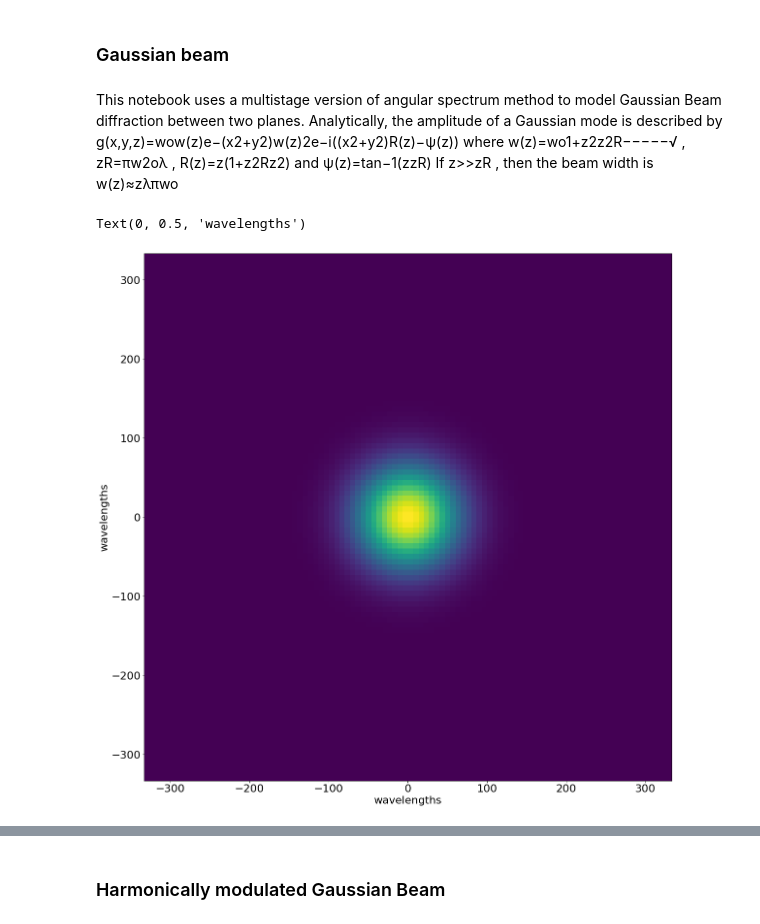
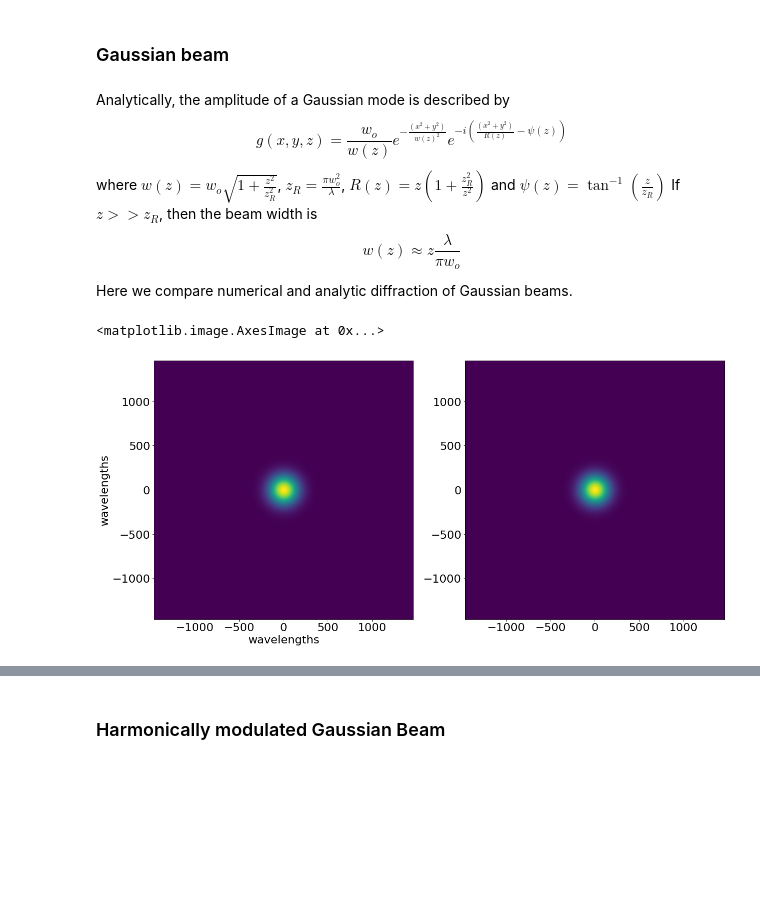
Before and after one commit to djbradyAtOpticalSciencesArizona/computationalImaging, a Jupyter notebook: waves/numericalDiffraction.ipynb, the cells around one changed output, grey strips where cells are left out. Drawn from its saved outputs; the diff is of its cells as text; code cells hidden in the pictures; blank space fills up the shorter version.

```diff
--- a/waves/numericalDiffraction.ipynb
+++ b/waves/numericalDiffraction.ipynb
@@ -51,12 +51,12 @@ def g(f,d,lam):
 # calculate the diffracted field for the 2d image f propagated a distance d with wavelength relative to the pixel pitch lam
 # d is in units of wavelengths, lam is the ratio of the wavelength to the sampling period. We assume lam<< 1
 #
-  zPad=np.int(np.abs(d)*lam)
+  zPad=np.int(np.abs(d)*lam/4)
   inF=np.zeros(np.add(f.shape,[zPad,zPad])).astype('complex128')
   inF[np.int(inF.shape[0]/2-f.shape[0]/2):np.int(inF.shape[0]/2+f.shape[0]/2),np.int(inF.shape[0]/2-f.shape[0]/2):np.int(inF.shape[0]/2+f.shape[0]/2)]=f
   urange=np.linspace(-lam/2,lam/2,inF.shape[0])
   u,v = np.meshgrid(urange,urange)
-  g=np.fft.ifft2(np.fft.fft2(inF)*np.fft.fftshift(np.exp(1j *2* np.pi *d*np.sqrt( 1 - u**2 - v**2))))
+  g=np.fft.ifft2(np.fft.fft2(inF)*np.fft.fftshift(np.exp(1j *2* np.pi *(d)*np.sqrt( 1 - u**2 - v**2))))
   return g
 # %% [markdown]
 ### rectancular object
@@ -77,20 +76,40 @@ Text(0, 0.5, 'wavelengths')
 # %% [markdown]
 ### Gaussian beam
 # %% [markdown]
-This notebook uses a multistage version of angular spectrum method to model Gaussian Beam diffraction between two planes. Analytically, the amplitude of a Gaussian mode is described by
-g(x,y,z)=wow(z)e−(x2+y2)w(z)2e−i((x2+y2)R(z)−ψ(z))
-where  w(z)=wo1+z2z2R−−−−−√ ,  zR=πw2oλ ,  R(z)=z(1+z2Rz2)  and  ψ(z)=tan−1(zzR)  If  z>>zR , then the beam width is
-w(z)≈zλπwo
+Analytically, the amplitude of a Gaussian mode is described by
+$$g(x,y,z)=\frac{w_o}{w(z)}e^{-\frac{(x^2+y^2)}{w(z)^2}}e^{-i\left(\frac{(x^2+y^2)}{R(z)}-\psi(z)\right )}$$
+where $w(z)=w_o\sqrt{1+\frac{z^2}{z_R^2}}$, $z_R=\frac{\pi w_o^2}{\lambda}$, $R(z)=z(1+\frac{z_R^2}{z^2})$ and $\psi(z)=\tan^{-1}(\frac{z}{z_R})$
+If $z>>z_R$, then the beam width is
+$$w(z)\approx z\frac{\lambda}{\pi w_o}$$
+Here we compare numerical and analytic diffraction of Gaussian beams.
+# %%
+def gB(x,y,z,wo):
+  # gaussian beam amplitude as a function of x, y, z for all values in units of wavelength.
+  zr=np.pi*wo**2/z
+  rz=z*(1+zr**2)
+  psi=np.arctan(1/zr)
+  wz=wo*np.sqrt(1+(1/zr)**2)
+  gg=(wo/wz)*np.exp(-(x**2+y**2)/wz**2)*np.exp(-1j*((x**2+y**2)/rz-psi))
+  return gg
 # %%
-N=100
+N=128
 lam=.3
-xrange=N/(lam)
-xp=np.linspace(-xrange,xrange,N)
+xInrange=N/(2*lam)
+wo=20
+z=10000
+xp=np.linspace(-xInrange,xInrange,N)
 x,y = np.meshgrid(xp,xp)
-f=np.exp(-(x**2+y**2)/4000)
-plt.imshow(f,extent=[-xrange,xrange,-xrange,xrange])
+f=np.exp(-(x**2+y**2)/wo**2)
+q=g(f,z,.3)
+xrange=q.shape[0]/(2*lam)
+plt.subplot(1,2,1)
+plt.imshow(np.abs(q),extent=[-xrange,xrange,-xrange,xrange])
 plt.xlabel('wavelengths')
 plt.ylabel('wavelengths')
+plt.subplot(1,2,2)
+xp=np.linspace(-xrange,xrange,q.shape[0])
+xx,yy = np.meshgrid(xp,xp)
+plt.imshow(np.abs(gB(xx,yy,z,wo)),extent=[-xrange,xrange,-xrange,xrange])
 # %% [output]
-Text(0, 0.5, 'wavelengths')
+<matplotlib.image.AxesImage at 0x...>
-[figure, old version]
+[figure, new version]
```
Also changed, not shown: parts of 11 cells of this notebook.
